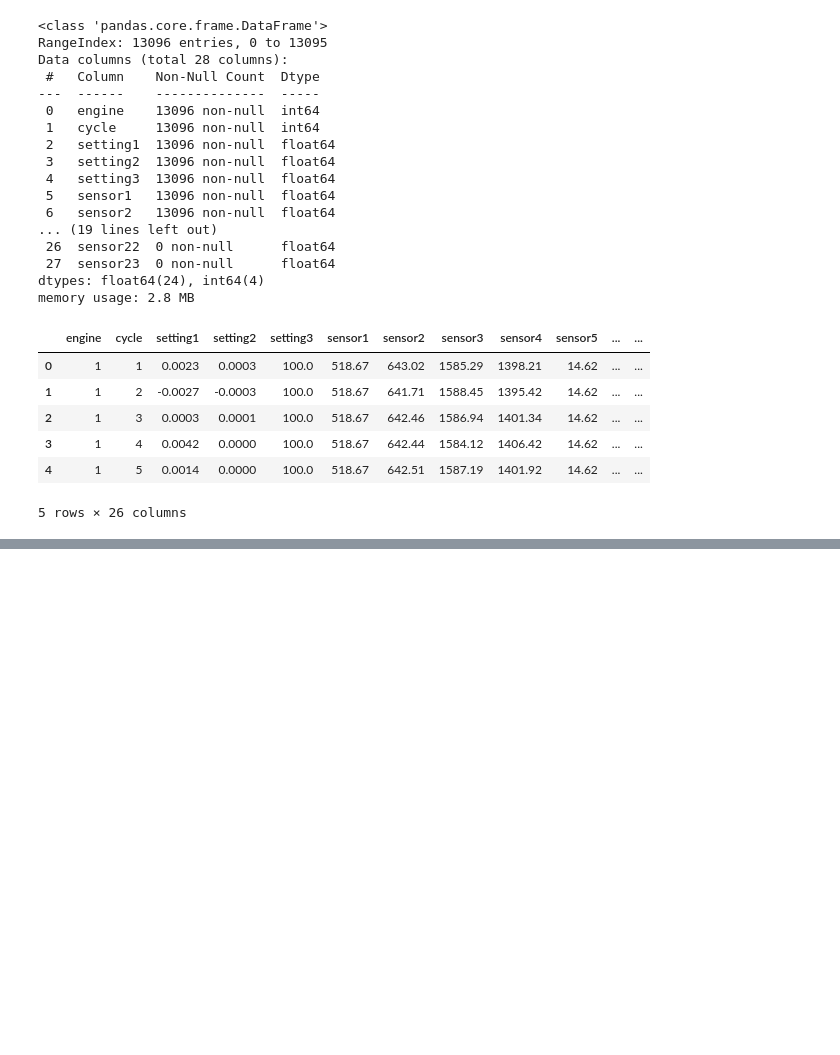
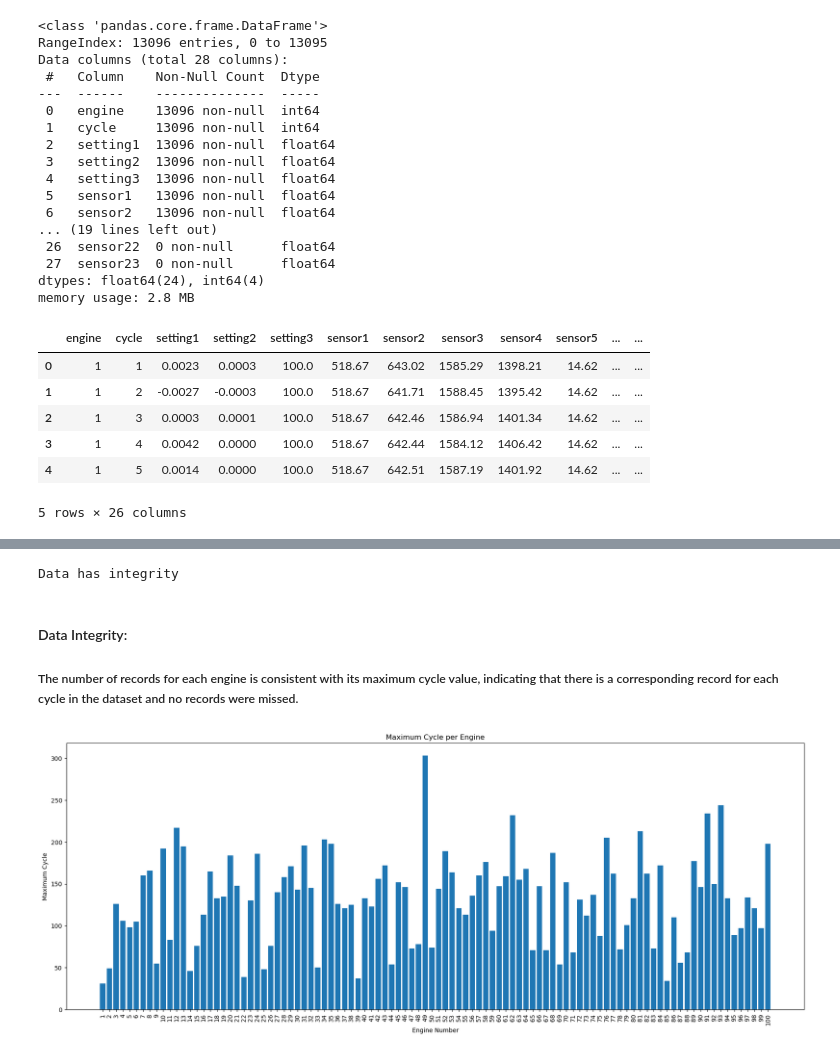
Before and after one commit to mhdnihas/NASA-Predictive-Engine-Maintenance, a Jupyter notebook: Predict_RUL.ipynb, the cells around one changed output, grey strips where cells are left out. Drawn from its saved outputs; the diff is of its cells as text; code cells hidden in the pictures; blank space fills up the shorter version.

Commit message:
start the exploration data analysis

```diff
--- a/Predict_RUL.ipynb
+++ b/Predict_RUL.ipynb
@@ -109,0 +117,6 @@ test_1[test_1['engine']==1]
+# %%
+engine_value_counts=test_1['engine'].value_counts().reset_index()
+engine_value_counts.columns=['engine','count']
+engine_max_cycle=test_1.groupby('engine')['cycle'].max().reset_index()
+engine_max_cycle.columns=['engine','max_cycle']
+comparison_df=pd.merge(engine_max_cycle,engine_value_counts,on='engine')
@@ -109,0 +139,23 @@ test_1[test_1['engine']==1]
+# %%
+f=1
+for index,row in comparison_df.iterrows():
+    if row['max_cycle']!=row['count']:
+        print('Data has no integrity')
+        f=0
+if f==1:
+    print('Data has integrity')
+# %% [output]
+Data has integrity
+# %% [markdown]
+#### Data Integrity:
+##### The number of records for each engine is consistent with its maximum cycle value, indicating that there is a corresponding record for each cycle in the dataset and no records were missed.
+# %%
+plt.figure(figsize=(22, 8))
+plt.bar(comparison_df['engine'].astype(str), comparison_df['max_cycle'])
+plt.title('Maximum Cycle per Engine')
+plt.xlabel('Engine Number')
+plt.ylabel('Maximum Cycle')
+plt.xticks(rotation=90)
+plt.show()
+# %% [output]
+[figure, added]
```
Also changed, not shown: parts of 5 cells of this notebook.
